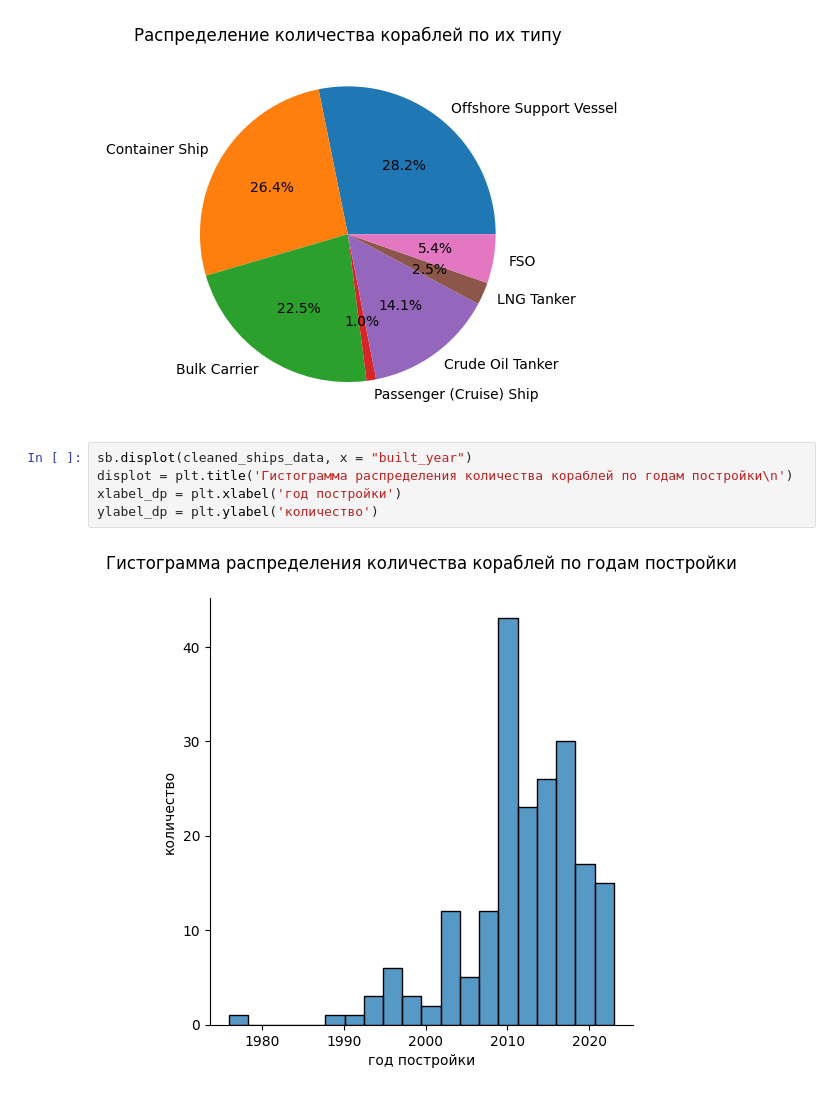
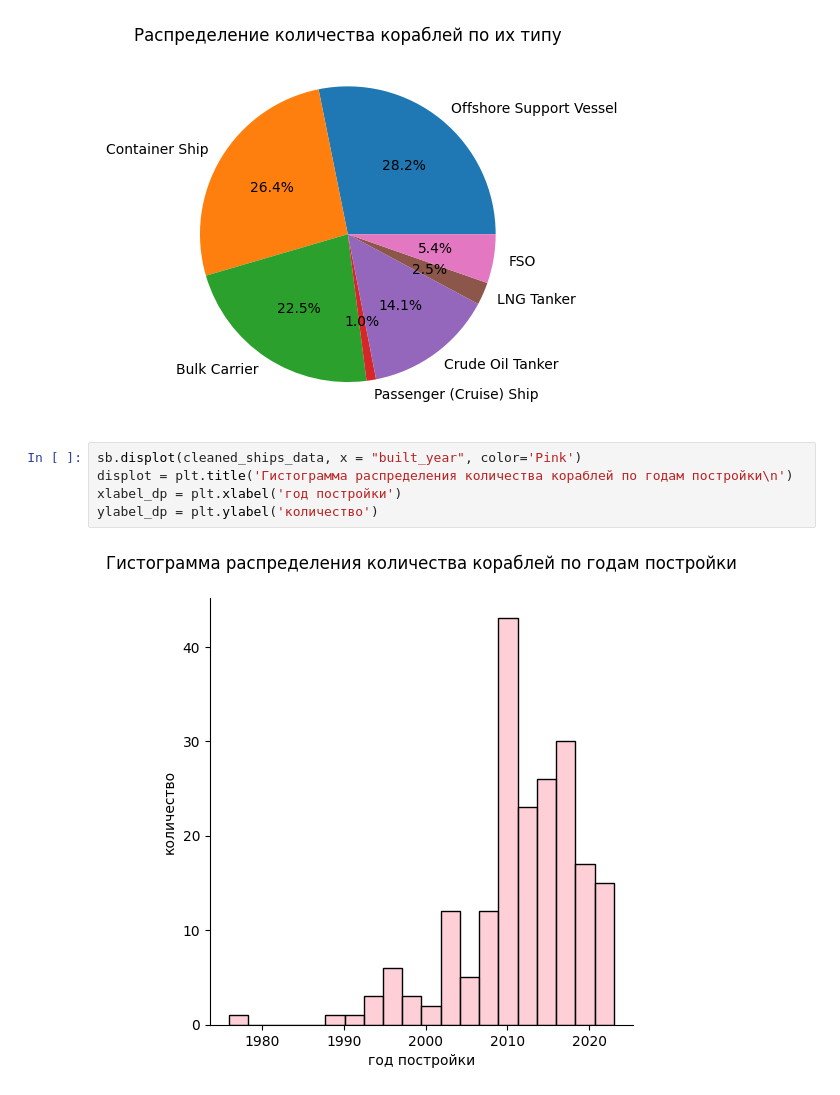
Before and after one commit to cherry-pdb/lab2_yapp, a Jupyter notebook: task_1.ipynb, the cells around one changed output. Drawn from its saved outputs; the diff is of its cells as text.

```diff
--- a/task_1.ipynb
+++ b/task_1.ipynb
@@ -27,12 +36,12 @@ plt.show()
 # %% [output]
 [figure]
 # %%
-sb.displot(cleaned_ships_data, x = "built_year")
+sb.displot(cleaned_ships_data, x = "built_year", color='Pink')
 displot = plt.title('Гистограмма распределения количества кораблей по годам постройки\n')
 xlabel_dp = plt.xlabel('год постройки')
 ylabel_dp = plt.ylabel('количество')
 # %% [output]
-[figure, old version]
+[figure, new version]
 # %%
 dwt_ranges = np.linspace(cleaned_ships_data['dwt'].min(), cleaned_ships_data['dwt'].max(), num = 21)
 plt.figure(figsize=(12,6))
```
Also changed, not shown: parts of 9 cells of this notebook.
